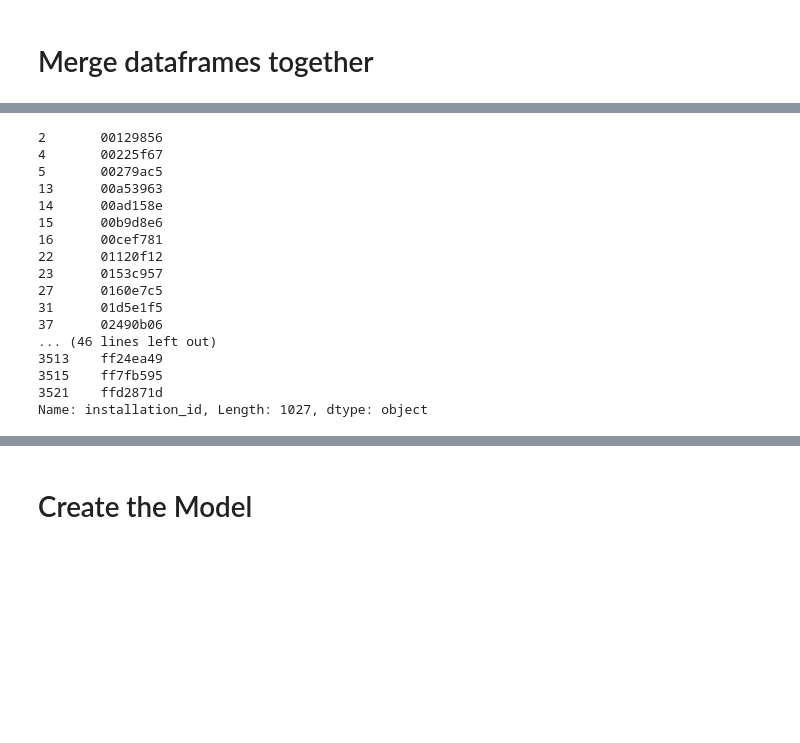
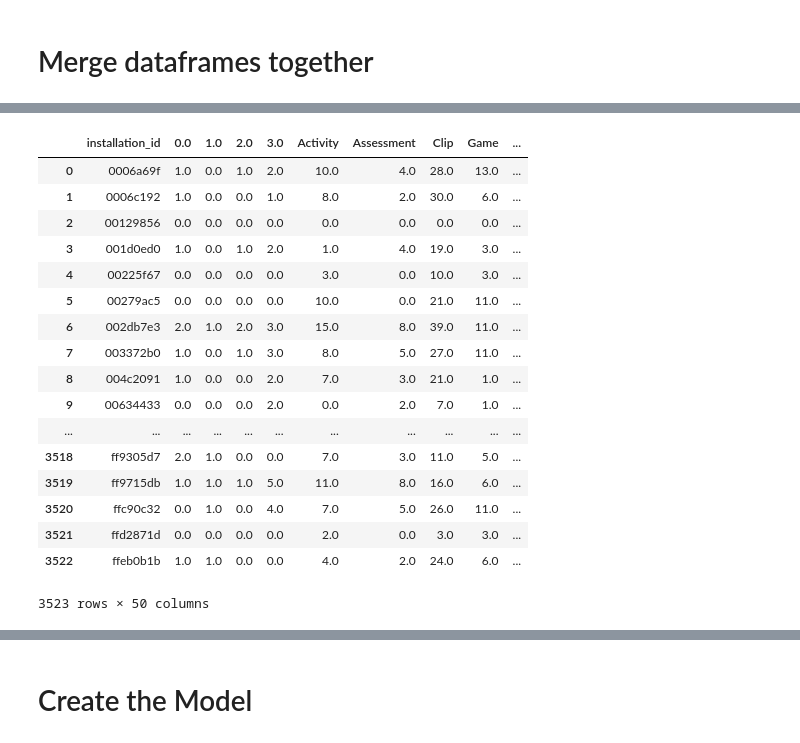
Before and after one commit to cats-in-the-hat/PBS-KIDS2, a Jupyter notebook: model.ipynb, the cells around one changed output, grey strips where cells are left out. Saved outputs shown, nothing was run; the diff lists cells and outputs as text; code cells hidden in the pictures; blank space fills up the shorter version.

```diff
--- a/model.ipynb
+++ b/model.ipynb
@@ -461,0 +468,3 @@ max_title.columns = ['installation_id', 'bird_max', 'cart_max', 'cauld_max', 'ch
+# %%
+tendency = pd.get_dummies(tendency,columns=["group"], prefix="tendency")
+tendency = tendency[['installation_id','tendency_avg_scorer','tendency_high_scorer', 'tendency_low_scorer','tendency_random_scorer']].set_index("installation_id")
@@ -483,22 +541,4 @@ beta = pd.merge(beta, max_title, on = 'installation_id', how = 'left')
 # %%
-drop_rows = beta[beta.max_accuracy_group.isna()].installation_id
-drop_rows
+#drop_rows = beta[beta.max_accuracy_group.isna()].installation_id
+#drop_rows
-# %% [output]
-2       00129856
-4       00225f67
-5       00279ac5
-13      00a53963
-14      00ad158e
-15      00b9d8e6
-16      00cef781
-22      01120f12
-23      0153c957
-27      0160e7c5
-31      01d5e1f5
-37      02490b06
-... (46 lines left out)
-3513    ff24ea49
-3515    ff7fb595
-3521    ffd2871d
-Name: installation_id, Length: 1027, dtype: object
 # %%
@@ -506,6 +546,25 @@ beta1 = beta.drop(drop_rows.index)
 # %%
-# beta1 = beta1.fillna(0)
-# beta1
+beta1 = beta.fillna(0)
+beta1
+# %% [output]
+|  | installation_id | 0.0 | 1.0 | 2.0 | 3.0 | Activity | Assessment | Clip | Game | ... |
+| 0 | 0006a69f | 1.0 | 0.0 | 1.0 | 2.0 | 10.0 | 4.0 | 28.0 | 13.0 | ... |
+| 1 | 0006c192 | 1.0 | 0.0 | 0.0 | 1.0 | 8.0 | 2.0 | 30.0 | 6.0 | ... |
+| 2 | 00129856 | 0.0 | 0.0 | 0.0 | 0.0 | 0.0 | 0.0 | 0.0 | 0.0 | ... |
+| 3 | 001d0ed0 | 1.0 | 0.0 | 1.0 | 2.0 | 1.0 | 4.0 | 19.0 | 3.0 | ... |
+| 4 | 00225f67 | 0.0 | 0.0 | 0.0 | 0.0 | 3.0 | 0.0 | 10.0 | 3.0 | ... |
+| 5 | 00279ac5 | 0.0 | 0.0 | 0.0 | 0.0 | 10.0 | 0.0 | 21.0 | 11.0 | ... |
+| 6 | 002db7e3 | 2.0 | 1.0 | 2.0 | 3.0 | 15.0 | 8.0 | 39.0 | 11.0 | ... |
+| 7 | 003372b0 | 1.0 | 0.0 | 1.0 | 3.0 | 8.0 | 5.0 | 27.0 | 11.0 | ... |
+| 8 | 004c2091 | 1.0 | 0.0 | 0.0 | 2.0 | 7.0 | 3.0 | 21.0 | 1.0 | ... |
+| 9 | 00634433 | 0.0 | 0.0 | 0.0 | 2.0 | 0.0 | 2.0 | 7.0 | 1.0 | ... |
+| ... | ... | ... | ... | ... | ... | ... | ... | ... | ... | ... |
+| 3518 | ff9305d7 | 2.0 | 1.0 | 0.0 | 0.0 | 7.0 | 3.0 | 11.0 | 5.0 | ... |
+| 3519 | ff9715db | 1.0 | 1.0 | 1.0 | 5.0 | 11.0 | 8.0 | 16.0 | 6.0 | ... |
+| 3520 | ffc90c32 | 0.0 | 1.0 | 0.0 | 4.0 | 7.0 | 5.0 | 26.0 | 11.0 | ... |
+| 3521 | ffd2871d | 0.0 | 0.0 | 0.0 | 0.0 | 2.0 | 0.0 | 3.0 | 3.0 | ... |
+| 3522 | ffeb0b1b | 1.0 | 1.0 | 0.0 | 0.0 | 4.0 | 2.0 | 24.0 | 6.0 | ... |
+3523 rows × 50 columns
 # %%
 beta1.columns
 # %% [output]
```
Also changed, not shown: parts of 205 cells of this notebook.
